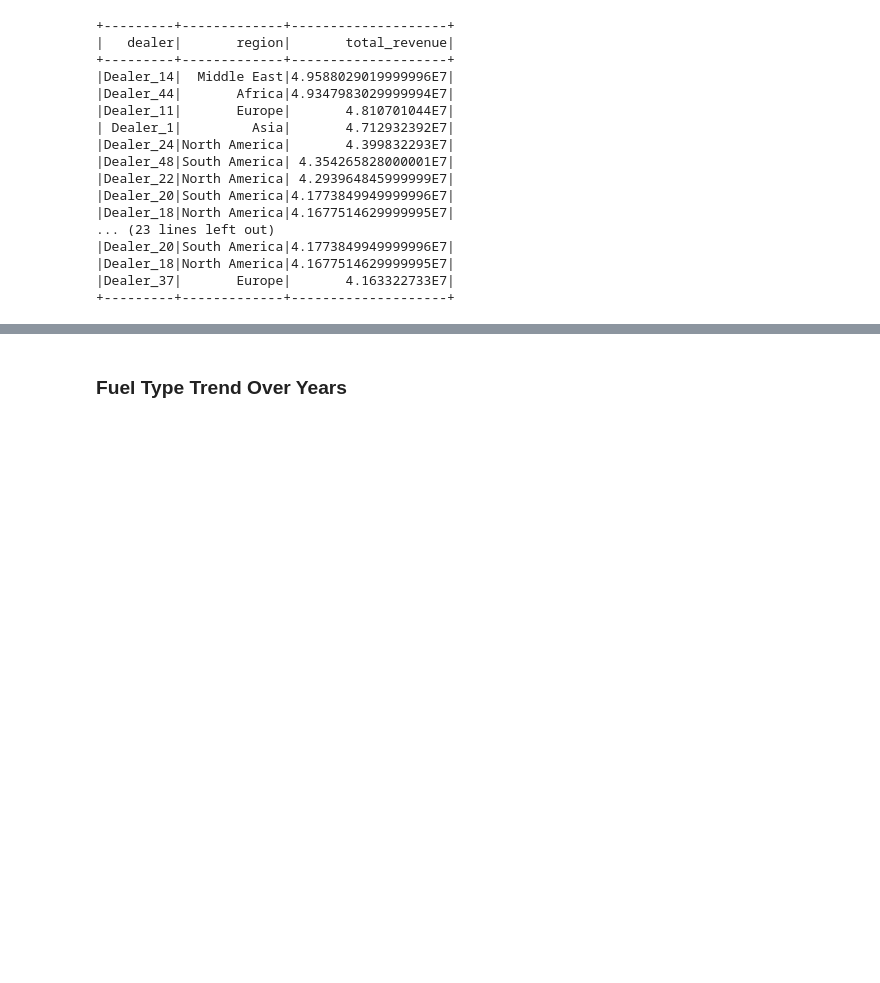
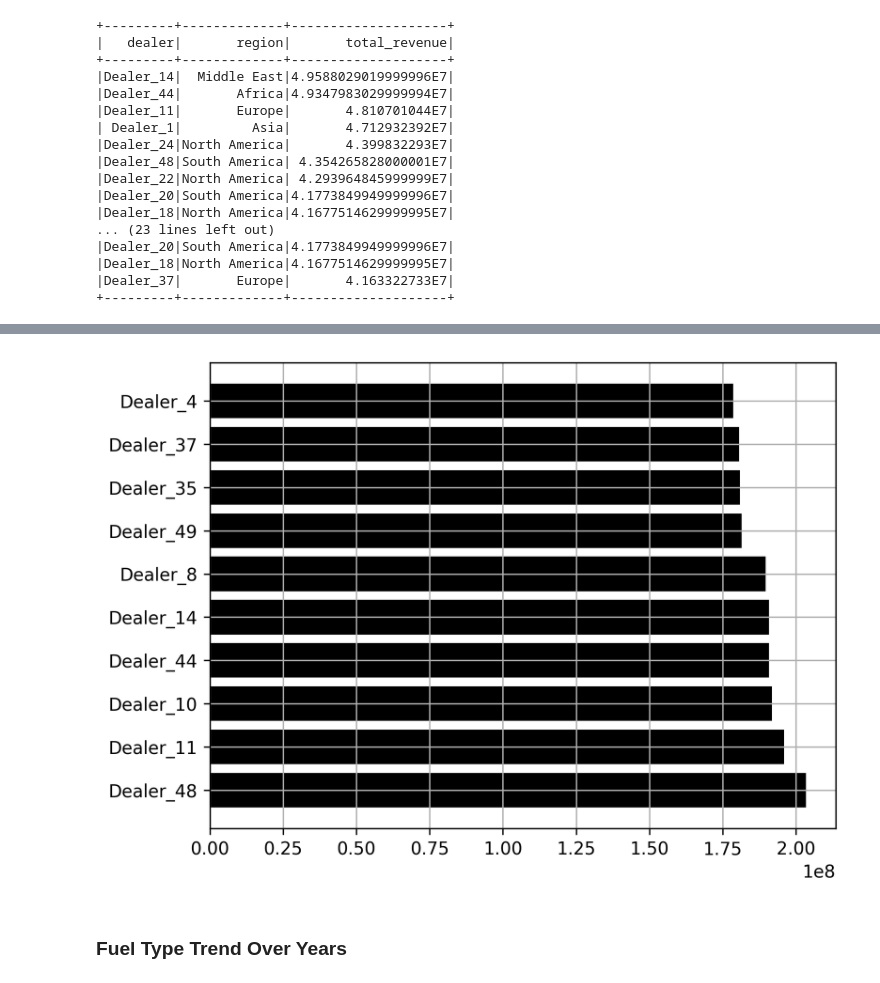
Before and after one commit to smartestnerdfromtown/bmw_sales_analysis_2010_2024, a Jupyter notebook: analysis.ipynb, the cells around one changed output, grey strips where cells are left out. Drawn from its saved outputs; the diff is of its cells as text; code cells hidden in the pictures; blank space fills up the shorter version.

Commit message:
dealer performance

```diff
--- a/analysis.ipynb
+++ b/analysis.ipynb
@@ -687,3 +689,15 @@ top_dealers.show()
 |Dealer_18|North America|4.1677514629999995E7|
 |Dealer_37|       Europe|       4.163322733E7|
 +---------+-------------+--------------------+
+# %%
+top10_dealers = spark.sql(
+    """
+    select dealer, sum(revenue) as total_revenue
+    from bmw
+    group by dealer
+    order by total_revenue desc
+    limit 10
+    """
+)
+
+top10_dealers.show()
@@ -690,3 +719,14 @@ top_dealers.show()
+# %%
+rows = top10_dealers.collect()
+dealers = [row["dealer"] for row in rows]
+total_revenue = [row["total_revenue"] for row in rows]
+# %%
+fig, ax = plt.subplots(dpi=300)
+ax.barh(y=dealers, width=total_revenue, color="black")
+ax.grid(visible=True)
+plt.show()
+# %% [output]
+[figure, added]
 # %% [markdown]
 ### Fuel Type Trend Over Years
 # %%
```
Also changed, not shown: parts of 3 cells of this notebook.
